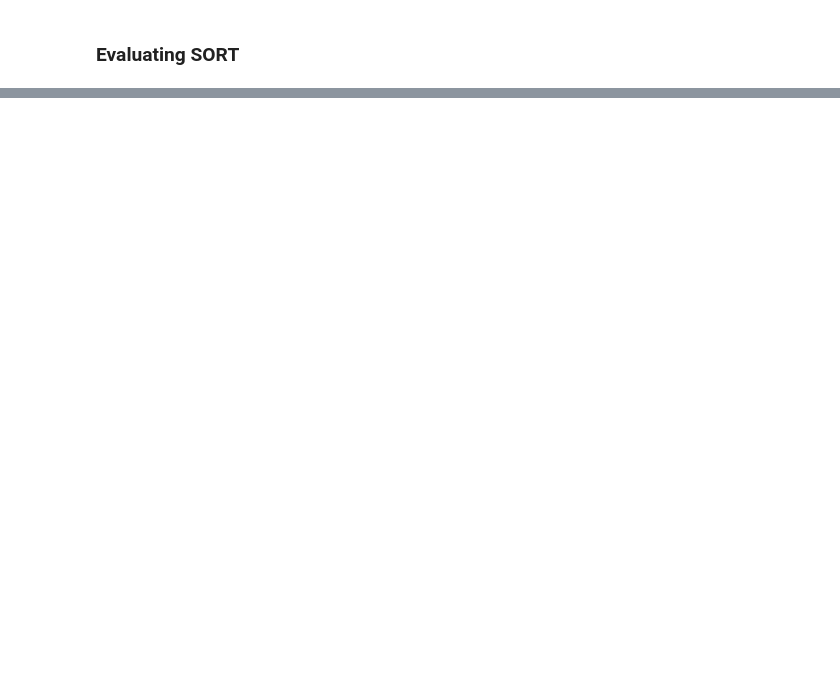
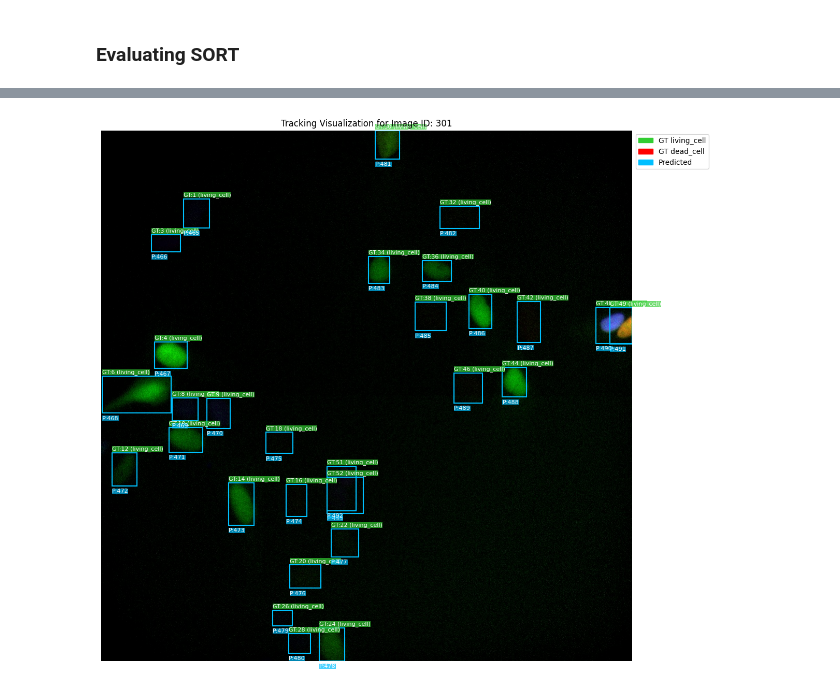
Before and after one commit to JS-10/Cell_Tracking_Project_6, a Jupyter notebook: cell_tracking.ipynb, the cells around one changed output, grey strips where cells are left out. Saved outputs shown, nothing was run; the diff lists cells and outputs as text; code cells hidden in the pictures; blank space fills up the shorter version.

```diff
--- a/cell_tracking.ipynb
+++ b/cell_tracking.ipynb
@@ -360,20 +245,0 @@ for ann in coco["annotations"]:
-# %%
-pred_by_frame = defaultdict(list)
-
-filename_to_frame_id = {}
-for img in coco["images"]:
-    file_name = img["file_name"].split("/")[2]
-    filename_to_frame_id[file_name] = int(img["frame_id"])
-
-for r in results:
-    filename = r["frame"]
-    if filename not in filename_to_frame_id:
-        print(f"Warning: frame {filename} not found in annotations — skipping")
-        continue
-
-    frame_id = filename_to_frame_id[filename]
-    track_id = int(r["track_id"])
-    x, y, w, h = r["bbox"]
-    x0, y0, x1, y1 = x - w / 2, y - h / 2, x + w / 2, y + h / 2
-
-    pred_by_frame[frame_id].append(((x0, y0, x1, y1), track_id))
@@ -455,0 +424,71 @@ KeyError: np.int64(1)
+# %%
+# --- Define colors for living and dead cells ---
+# Using specific colors, and mapping category_id to color and name for easy lookup
+CATEGORY_COLORS = {
+    1: {'color': 'limegreen', 'name': cat_name_by_id.get(1, 'Living Cell')}, # Using cat_name_by_id
+    2: {'color': 'red', 'name': cat_name_by_id.get(2, 'Dead Cell')}      # Using cat_name_by_id
+}
+PREDICTED_COLOR = 'deepskyblue'
+
+if example_frame_data['image_path'] is not None:
+    try:
+        img = Image.open(example_frame_data['image_path']).convert("RGB")
+    except FileNotFoundError:
+        print(f"Error: Image file not found at {example_frame_data['image_path']}")
+        print("Please ensure DATASET_DIR and file_name paths are correct.")
+    except Exception as e:
+        print(f"An error occurred loading the image: {e}")
+    else:
+        fig, ax = plt.subplots(1, figsize=(12, 12))
+        ax.imshow(img)
+        ax.axis('off')
+
+        # Draw Ground Truth Bounding Boxes
+        for i, (x1, y1, x2, y2) in enumerate(example_frame_data['gt_bboxes']):
+            gt_id = example_frame_data['gt_ids'][i]
+            gt_category_id = example_frame_data['gt_categories'][i]
+
+            # Get color and name based on category_id
+            color_info = CATEGORY_COLORS.get(gt_category_id, {'color': 'gray', 'name': 'Unknown'})
+            box_color = color_info['color']
+            category_name = color_info['name']
+
+            width = x2 - x1
+            height = y2 - y1
+
+            rect = patches.Rectangle((x1, y1), width, height,
+                                     linewidth=1.5, edgecolor=box_color, facecolor='none', linestyle='--')
+            ax.add_patch(rect)
+            ax.text(x1, y1 - 5, f'GT:{gt_id} ({category_name})',
+                    bbox=dict(facecolor=box_color, alpha=0.7, edgecolor='none', pad=0),
+                    color='white', fontsize=8)
+
+        # Draw Predicted (Tracked) Bounding Boxes
+        for i, (x1, y1, x2, y2) in enumerate(example_frame_data['pred_bboxes']):
+            pred_id = example_frame_data['pred_ids'][i]
+            width = x2 - x1
+            height = y2 - y1
+
+            rect = patches.Rectangle((x1, y1), width, height,
+                                     linewidth=1.5, edgecolor=PREDICTED_COLOR, facecolor='none', linestyle='-')
+            ax.add_patch(rect)
+            ax.text(x1, y1 + height + 5, f'P:{pred_id}',
+                    bbox=dict(facecolor=PREDICTED_COLOR, alpha=0.7, edgecolor='none', pad=0),
+                    color='white', fontsize=8, verticalalignment='top')
+
+        # Create a legend
+        legend_patches = [
+            patches.Patch(color=CATEGORY_COLORS[1]['color'], label=f"GT {CATEGORY_COLORS[1]['name']}"),
+            patches.Patch(color=CATEGORY_COLORS[2]['color'], label=f"GT {CATEGORY_COLORS[2]['name']}"),
+            patches.Patch(color=PREDICTED_COLOR, label="Predicted")
+        ]
+        ax.legend(handles=legend_patches, loc='upper left', bbox_to_anchor=(1, 1), fontsize=10)
+
+
+        plt.title(f"Tracking Visualization for Image ID: {EXAMPLE_IMAGE_ID_TO_VISUALIZE}")
+        plt.tight_layout() # Adjust layout to prevent labels from overlapping
+        plt.show()
+else:
+    print("\nSkipping visualization: No images with annotations found to select a random example or image path not found.")
+# %% [output]
+[figure, added]
```
Also changed, not shown: parts of 14 cells of this notebook.
